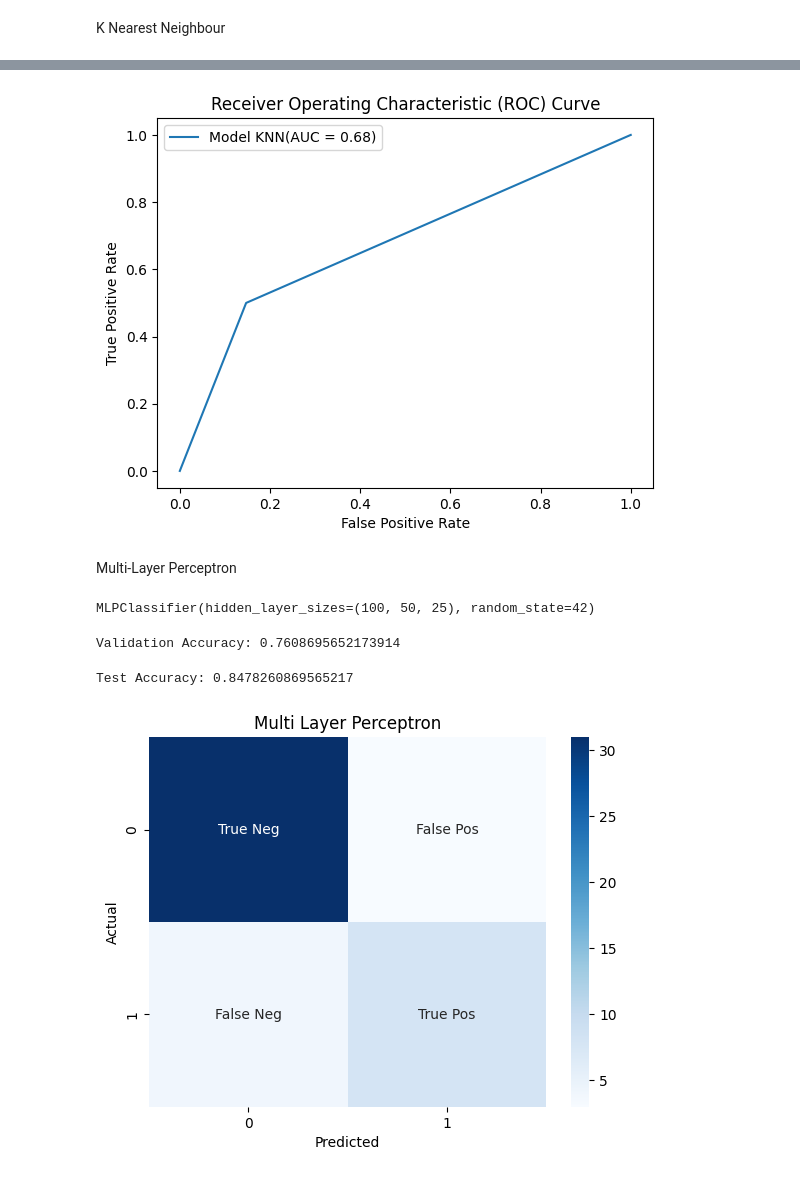
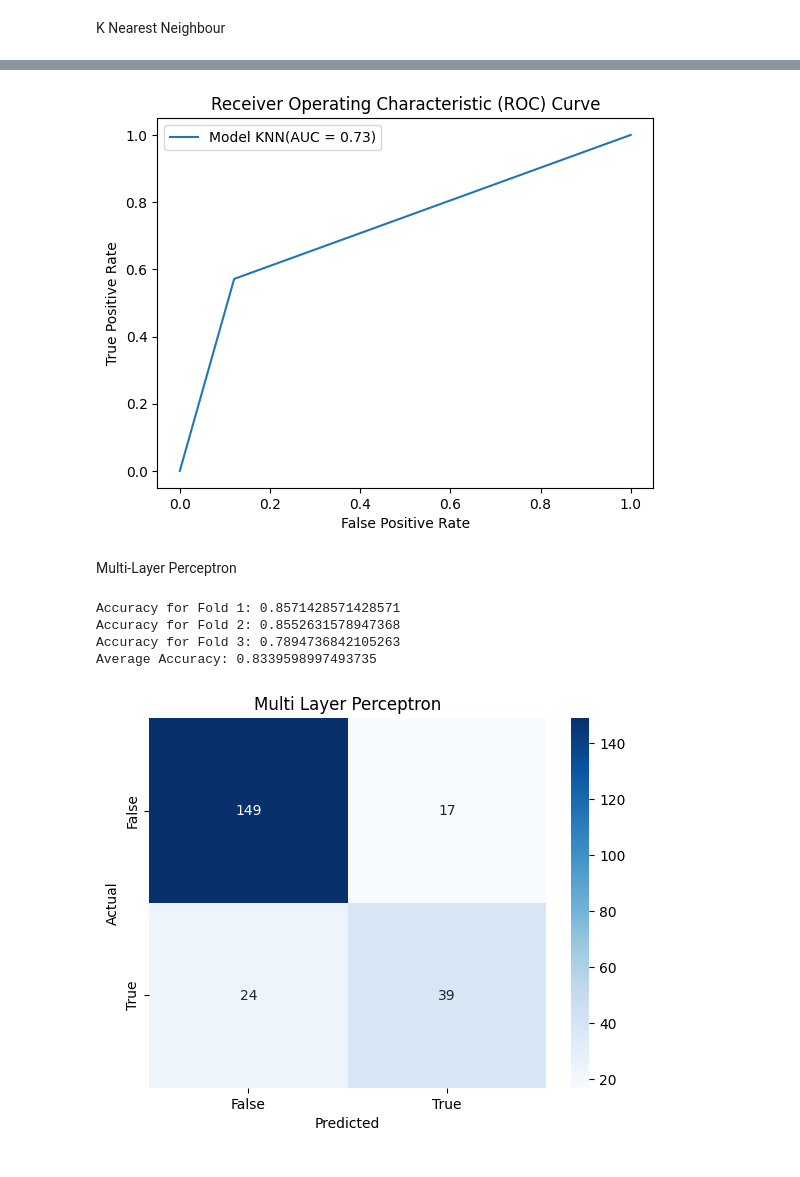
Before and after one commit to Mayan-Ryan/HNSCC-HPV, a Jupyter notebook: model.ipynb, the cells around one changed output, grey strips where cells are left out. Cells and saved outputs as stored; diff of their text form; code cells hidden in the pictures.

```diff
--- a/model.ipynb
+++ b/model.ipynb
@@ -63,0 +42,4 @@ array([[ 0.18137803, -0.07212997,  0.09140423, ..., -0.71948032,
+# %%
+kf= KFold(3,shuffle=True)
+scaler = StandardScaler()
+X_scaled = scaler.fit_transform(X)
@@ -354,7 +335,7 @@ weighted avg       0.75      0.76      0.76        46
 # %%
-auc_model_knn= roc_auc_score(y_test, y_pred_test_knn)
+auc_model_knn= roc_auc_score(y, y_pred_knn)
 
-false_positive_rate_knn, true_positive_rate_knn, _ = roc_curve(y_test, y_pred_test_knn)
+false_positive_rate_knn, true_positive_rate_knn, _ = roc_curve(y, y_pred_knn)
 
 plt.plot(false_positive_rate_knn, true_positive_rate_knn, label='Model KNN(AUC = {:.2f})'.format(auc_model_knn))
 plt.xlabel('False Positive Rate')
@@ -363,7 +344,7 @@ plt.title('Receiver Operating Characteristic (ROC) Curve')
 plt.legend()
 plt.show()
 # %% [output]
-[figure, old version]
+[figure, new version]
 # %% [markdown]
 Multi-Layer Perceptron
 # %%
@@ -371,5 +352,0 @@ from sklearn.neural_network import MLPClassifier
-# %%
-mlp = MLPClassifier(hidden_layer_sizes=(100, 50,25), activation='relu', random_state=42)
-mlp.fit(X_train, y_train)
-# %% [output]
-MLPClassifier(hidden_layer_sizes=(100, 50, 25), random_state=42)
@@ -378,5 +352,0 @@ y_pred_val_mlp = mlp.predict(X_val)
-# %%
-accuracy_val_mlp= accuracy_score(y_val, y_pred_val_mlp)
-print("Validation Accuracy:", accuracy_val_mlp)
-# %% [output]
-Validation Accuracy: 0.7608695652173914
@@ -385,16 +353,23 @@ y_pred_test_mlp = mlp.predict(X_test)
-# %%
-accuracy_test_mlp = accuracy_score(y_test, y_pred_test_mlp)
-print("Test Accuracy:", accuracy_test_mlp)
-# %% [output]
-Test Accuracy: 0.8478260869565217
+# %%
+scores_mlp= cross_val_score(mlp, X_scaled, y, cv=kf)
+
+for i, score in enumerate(scores_mlp, 1):
+    print(f"Accuracy for Fold {i}: {score}")
+accuracy_mlp = scores_mlp.mean()
+print(f"Average Accuracy: {accuracy_mlp}")
+# %% [output]
+Accuracy for Fold 1: 0.8571428571428571
+Accuracy for Fold 2: 0.8552631578947368
+Accuracy for Fold 3: 0.7894736842105263
+Average Accuracy: 0.8339598997493735
+# %%
+y_pred_mlp= cross_val_predict(mlp, X_scaled, y, cv=kf)
 # %%
-cm = confusion_matrix(y_test, y_pred_test_mlp)
-labels = ["True Neg","False Pos","False Neg","True Pos"]
-labels = np.asarray(labels).reshape(2,2)
-sns.heatmap(cm, annot=labels, fmt="", cmap='Blues')
+cm = confusion_matrix(y, y_pred_mlp)
+sns.heatmap(cm, annot=True, fmt='d', cmap='Blues', xticklabels=["False", "True"], yticklabels=["False", "True"])
 plt.title("Multi Layer Perceptron")
 plt.xlabel("Predicted")
 plt.ylabel("Actual")
 plt.show()
 # %% [output]
-[figure, old version]
+[figure, new version]
```
Also changed, not shown: parts of 79 cells of this notebook.
